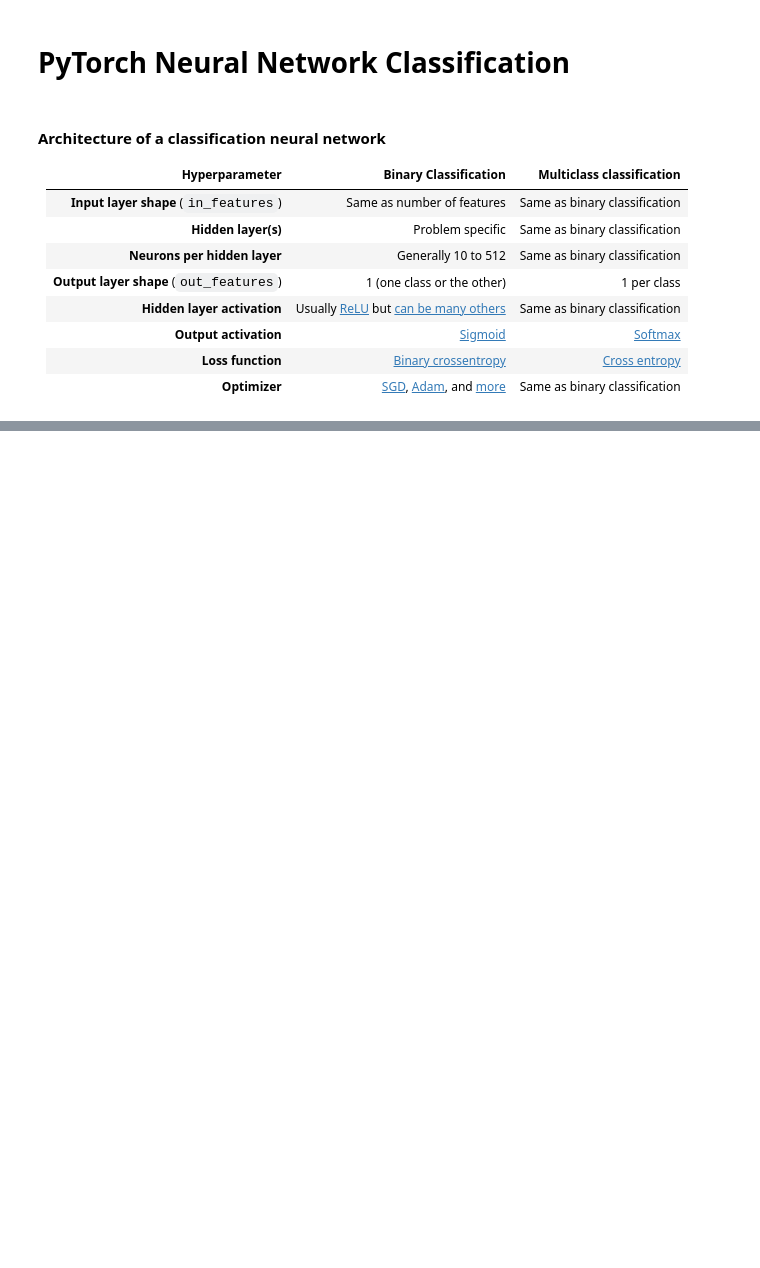
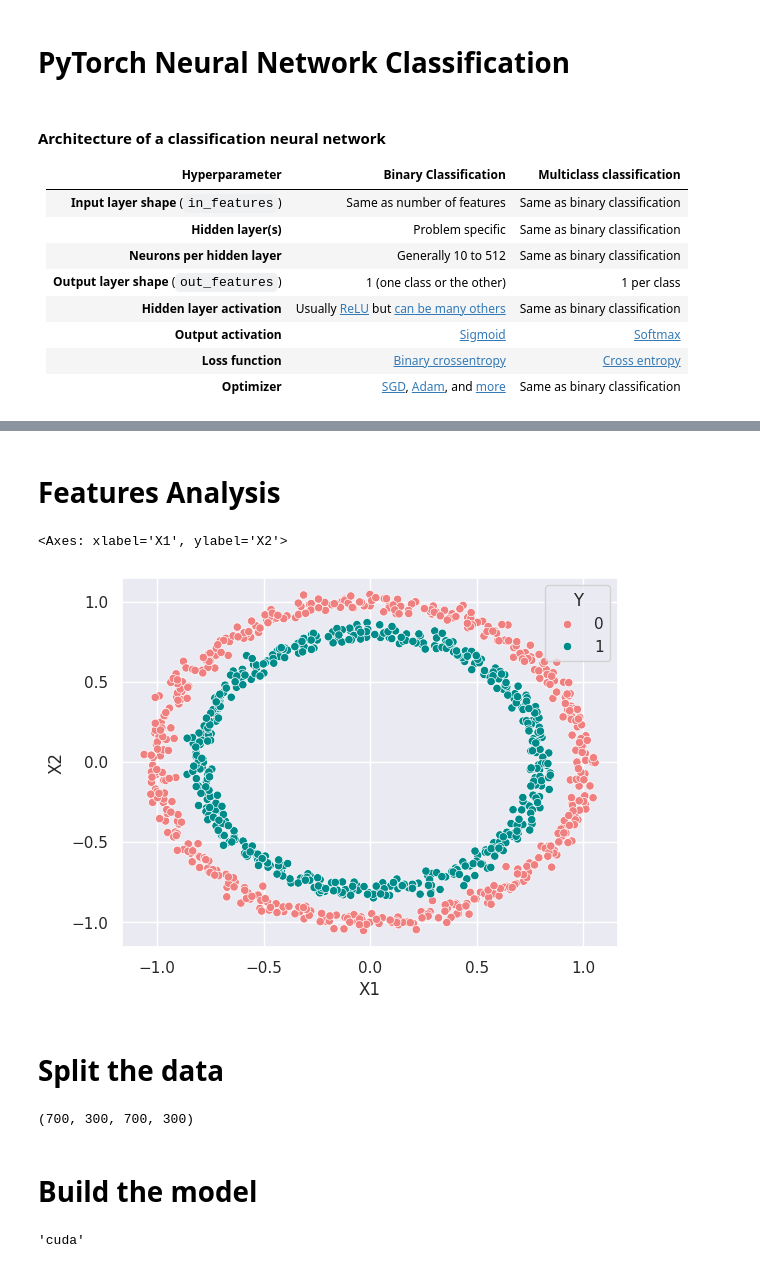
Before and after one commit to mohamedyosef101/learning_area, a Jupyter notebook: PyTorch/02_classification.ipynb, the cells around one changed output, grey strips where cells are left out. Cells and saved outputs as stored; diff of their text form; code cells hidden in the pictures; blank space fills up the shorter version.

Commit message:
build simple linear model with pytorch

```diff
--- a/PyTorch/02_classification.ipynb
+++ b/PyTorch/02_classification.ipynb
@@ -17,0 +63,32 @@
+# %% [markdown]
+# **Features** Analysis
+# %%
+sns.scatterplot(data=circles, x="X1", y="X2", hue="Y", hue_order=[0, 1], palette=["lightcoral", "darkcyan"])
+# %% [output]
+<Axes: xlabel='X1', ylabel='X2'>
+[figure, added]
+# %% [markdown]
+# Split **the data**
+# %%
+# Turn data into tensors
+import torch
+X = torch.from_numpy(X).type(torch.float)
+y = torch.from_numpy(y).type(torch.float)
+
+# Split data into train and test sets
+from sklearn.model_selection import train_test_split as tts
+X_train, X_test, y_train, y_test = tts(X,
+                                       y,
+                                       test_size=0.3,
+                                       random_state=7)
+len(X_train), len(X_test), len(y_train), len(y_test)
+# %% [output]
+(700, 300, 700, 300)
+# %% [markdown]
+# **Build** the model
+# %%
+# Setting up device agnostic code (so our model can run on CPU or GPU)
+device = "cuda" if torch.cuda.is_available() else "cpu"
+device
+# %% [output]
+'cuda'
```
Also changed, not shown: parts of 19 cells of this notebook.
